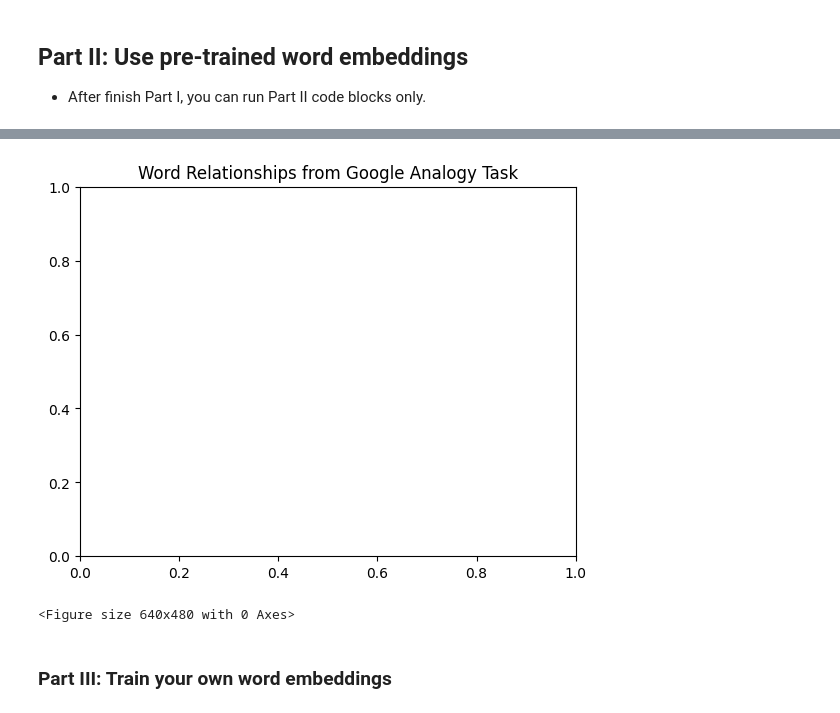
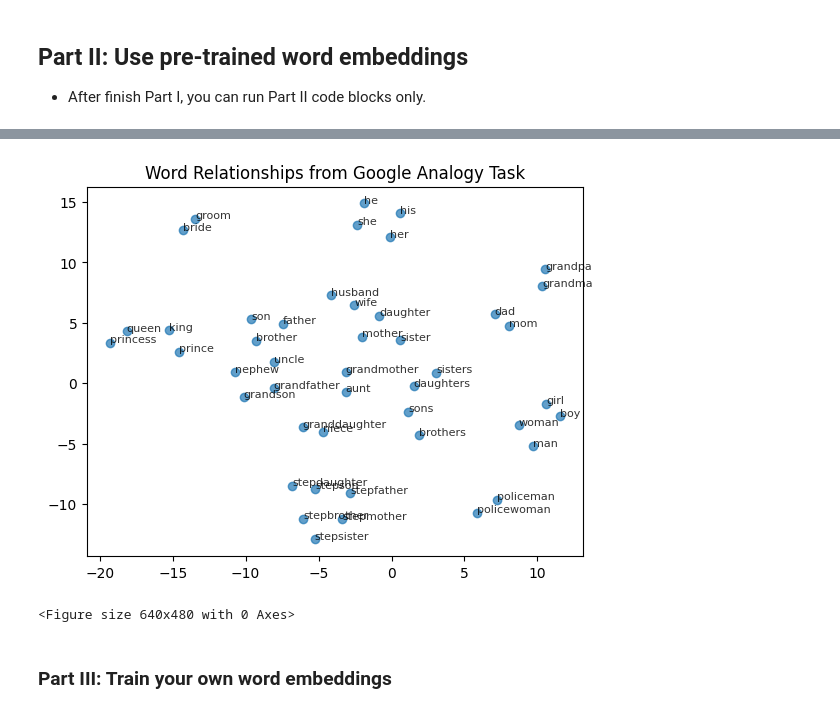
Before and after one commit to tim115062590-hub/NTHU_NLP, a Jupyter notebook: 2026/Assignments/Assignment1/main.ipynb, the cells around one changed output, grey strips where cells are left out. Saved outputs shown, nothing was run; the diff lists cells and outputs as text; code cells hidden in the pictures.

Commit message:
modify todo2, finish todo3

```diff
--- a/2026/Assignments/Assignment1/main.ipynb
+++ b/2026/Assignments/Assignment1/main.ipynb
@@ -180,16 +179,35 @@ Sub-Category: gram9-plural-verbs, Accuracy: 22.873563218390807%
-# %%
-# Collect words from Google Analogy dataset
-SUB_CATEGORY = ": family"
-
-# TODO3: Plot t-SNE for the words in the SUB_CATEGORY `: family`
-
-
-plt.title("Word Relationships from Google Analogy Task")
-plt.show()
-plt.savefig("word_relationships.png", bbox_inches="tight")
-# %% [output]
-[figure, removed]
-<Figure size 640x480 with 0 Axes>
+# %%
+# Collect words from Google Analogy dataset
+SUB_CATEGORY = ": family"
+
+# TODO3: Plot t-SNE for the words in the SUB_CATEGORY `: family`
+
+#print(data[:10])
+family = []
+n = 0
+for i in range(len(data)):
+  if data["SubCategory"][i] == ": family":
+    #print(data["Question"][i].split()[0])
+    for j in range(4):
+      family += [data["Question"][i].split()[j]]
+
+family = set(family)
+vectors = np.array([model[word] for word in family])
+#print(vectors[:10])
+tsne = TSNE(n_components=2, perplexity=10, random_state=42, init="random", learning_rate="auto")
+
+graph = tsne.fit_transform(vectors)
+plt.scatter(graph[:, 0], graph[:, 1], alpha=0.7)
+
+for i, word in enumerate(family):
+  plt.annotate(word, (graph[i, 0], graph[i, 1]), fontsize=8, alpha=0.8)
+
+plt.title("Word Relationships from Google Analogy Task")
+plt.show()
+plt.savefig("word_relationships.png", bbox_inches="tight")
+# %% [output]
+[figure, added]
+<Figure size 640x480 with 0 Axes>
 # %% [markdown]
 ### Part III: Train your own word embeddings
 # %% [markdown]
```
Also changed, not shown: parts of 5 cells of this notebook.
